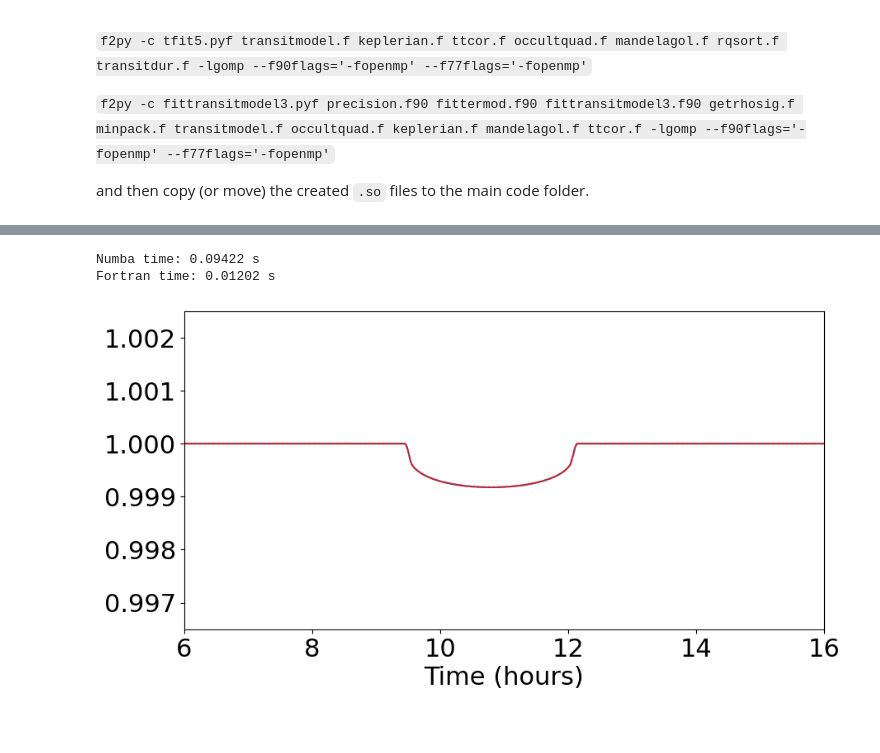
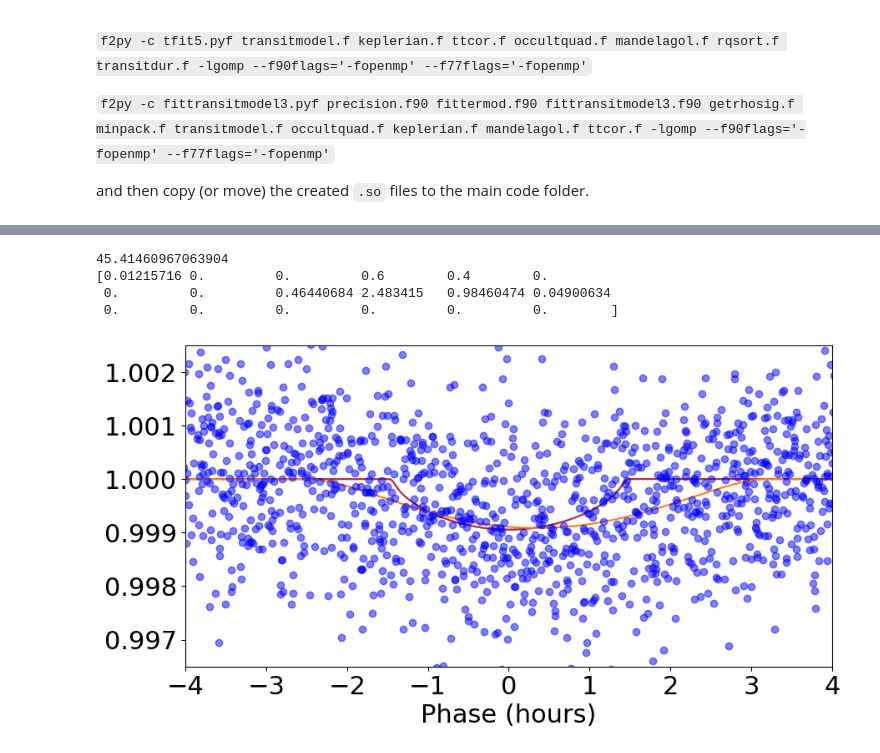
Before and after one commit to royalexis/bls_cuda, a Jupyter notebook: bls_cpu.ipynb, the cells around one changed output, grey strips where cells are left out. Saved outputs shown, nothing was run; the diff lists cells and outputs as text; code cells hidden in the pictures; blank space fills up the shorter version.

```diff
--- a/bls_cpu.ipynb
+++ b/bls_cpu.ipynb
@@ -85,24 +76,23 @@ Fortran Transit Model
 # %%
 # A basic transit model
 
-epo = 0.4498
-bper = 2.483
+bper = 2.483415
+epo = 0.44982
 rp_rs = 0.0263
 
 sol = np.zeros(18) # single planet model has up-to 18-model parameters
 
-sol[0]  = 0.8  # Mean stellar density (g/cm^3)
+sol[0]  = 0.6  # Mean stellar density (g/cm^3)
 sol[1]  = 0.0  # Only used for non-linear limb-darkening
-sol[2]  = 0.0  # Only used for non-linear limb-darkening
-sol[3]  = 0.6  # q1 (limb-darkening)
+sol[2]  = 0.6  # Only used for non-linear limb-darkening
 sol[4]  = 0.4  # q2 (limb-darkening)
 sol[5]  = 0.0  # dilution
 sol[6]  = 0.0  # Velocity offset
 sol[7]  = 0.0  # photometric zero point
-sol[8]  = epo #gbls_ans.epo            # Center of transit time (days)
-sol[9]  = bper #gbls_ans.bper           # Orbital Period (days)
+sol[8]  = epo            # Center of transit time (days)
+sol[9]  = bper           # Orbital Period (days)
 sol[10] = 0.5                     # Impact parameter
-sol[11] = rp_rs #np.sqrt(gbls_ans.depth) # Rp/R*
+sol[11] = rp_rs # Rp/R*
 sol[12] = 0.0  # sqrt(e)cos(w)
 sol[13] = 0.0  # sqrt(e)sin(w)
 sol[14] = 0.0  # RV amplitude (m/s)
@@ -132,28 +105,32 @@ import time
 # %%
 importlib.reload(transitm)
+importlib.reload(transitf)
 
-transitm.transitModel(sol, phot.time, phot.itime)
+time_a = phot.time - gbls_inputs.zerotime
+A = transitm.transitModel(sol, time_a, phot.itime)
+tmodel = tf5.transitmodel(sol, time_a, itime = phot.itime)
+
+phase = (time_a/bper - np.floor(time_a/bper) - epo/bper)*bper*24
+i_sort = np.argsort(phase)
+x = phase[i_sort]
 
 s = time.time()
-A = transitm.transitModel(sol, phot.time, phot.itime)
-print(f"Numba time: {time.time() - s:.5f} s")
+sol_fit = transitf.fitTransitModel(sol, time_a, phot.flux + 1, 1, phot.itime)
+print(time.time() - s)
+print(sol_fit)
 
-s = time.time()
-tmodel = tf5.transitmodel(sol, phot.time, itime = phot.itime)
-print(f"Fortran time: {time.time() - s:.5f} s")
-
-x = phot.time % bper
-i_sort = np.argsort(x)
-
-#plt.plot(phot.time % gbls_ans.bper, phot.flux + 1, "o", alpha=0.5, c="blue")
 plt.figure(figsize=(10,5))
-plt.plot(x[i_sort]*24, A[i_sort], c="red")
-plt.plot(x[i_sort]*24, tmodel[i_sort], linestyle="dotted")
-plt.xlabel("Time (hours)")
-plt.xlim(6, 16)
+plt.plot(x, A[i_sort], c="red")
+plt.plot(x, tmodel[i_sort], linestyle="dotted")
+plt.plot(x, transitm.transitModel(sol_fit, time_a, phot.itime)[i_sort])
+plt.plot(phase, phot.flux + 1, "o", alpha=0.5, c="blue")
+plt.xlabel("Phase (hours)")
+plt.xlim(-4, 4)
 plt.ylim(0.9965, 1.0025)
 plt.show()
 # %% [output]
-Numba time: 0.09422 s
-Fortran time: 0.01202 s
+45.41460967063904
+[0.01215716 0.         0.         0.6        0.4        0.
+ 0.         0.         0.46440684 2.483415   0.98460474 0.04900634
+ 0.         0.         0.         0.         0.         0.        ]
-[figure, old version]
+[figure, new version]
```
Also changed, not shown: parts of 17 cells of this notebook.
